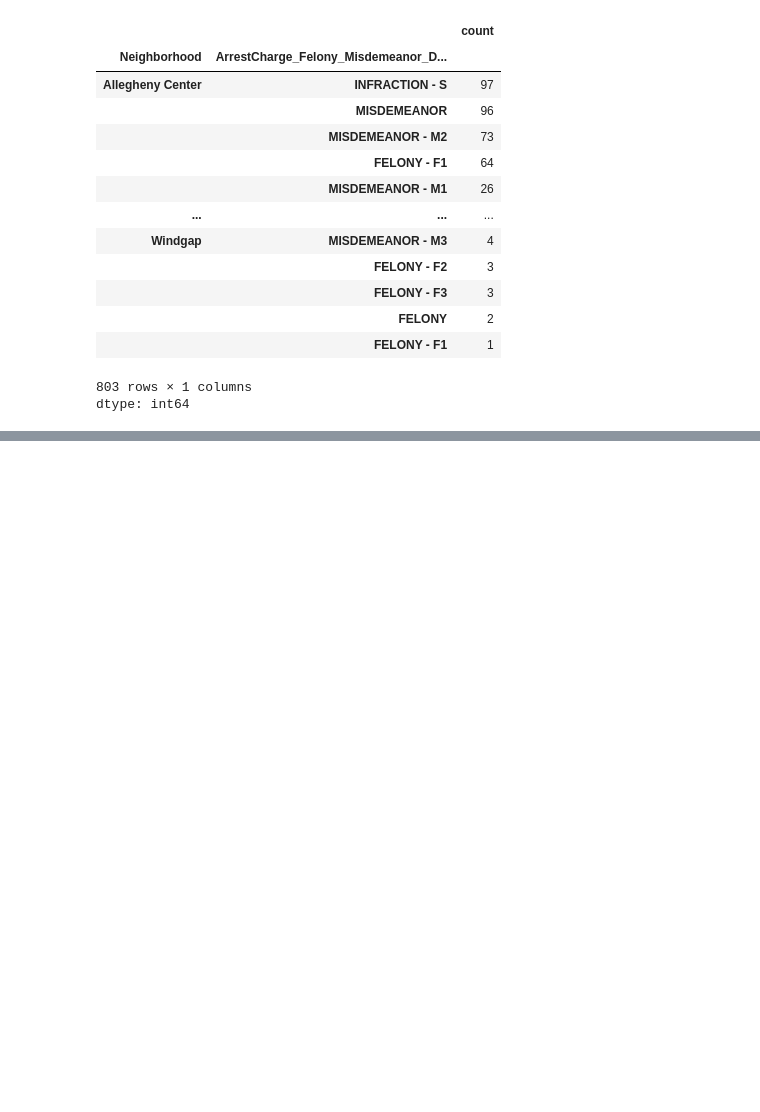
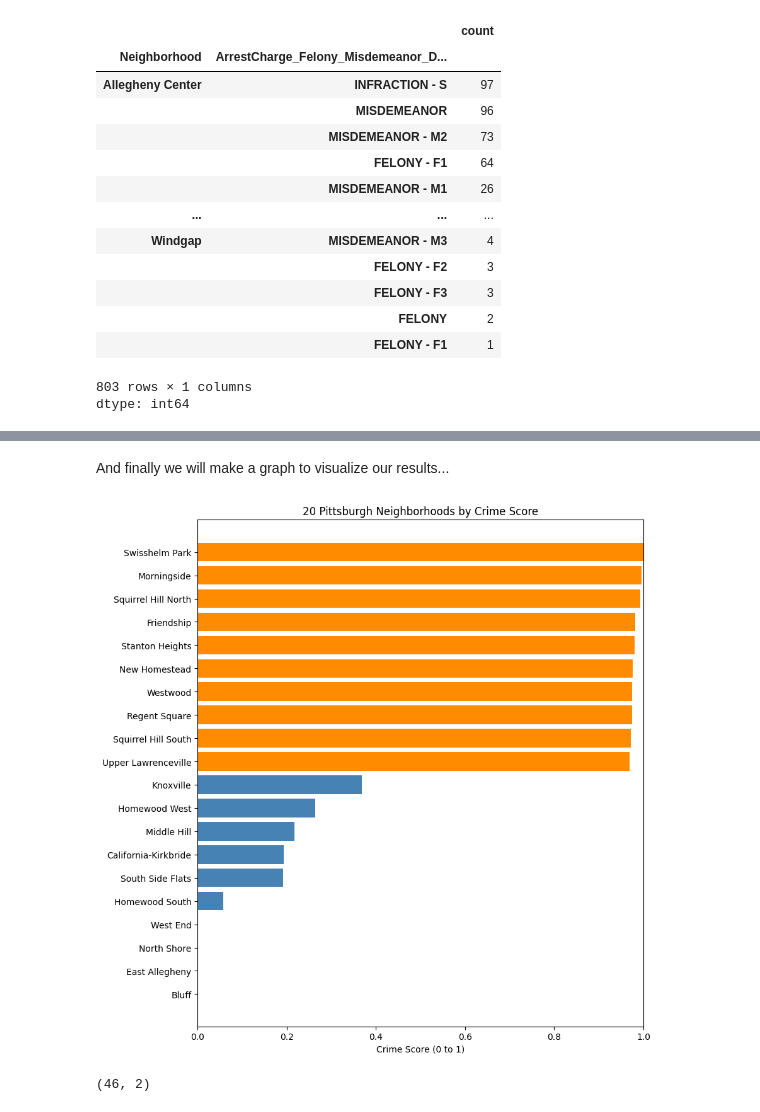
Before and after one commit to hancher626/CMPINF-0011-FInal-Project-Group-23, a Jupyter notebook: cooper_crime_notebook.ipynb, the cells around one changed output, grey strips where cells are left out. Drawn from its saved outputs; the diff is of its cells as text; code cells hidden in the pictures; blank space fills up the shorter version.

Commit message:
Finishing the cooper crime notebook, adding scores and population data

```diff
--- a/cooper_crime_notebook.ipynb
+++ b/cooper_crime_notebook.ipynb
@@ -92,0 +128,4 @@ Decisions, decisions...
+# %%
+merge_df = pd.merge(crime_count, pop_df, left_on="Neighborhood", right_on="Neighborhood")
+merge_df["Crime Rate"] = merge_df["ArrestCharge_Felony_Misdemeanor_Description"] / merge_df["2020_Total_Population"]
+merge_df.sort_values(by="Crime Rate")
@@ -92,0 +148,3 @@ Decisions, decisions...
+# %%
+merge_df = merge_df[merge_df["2020_Total_Population"] > 100]
+merge_df.shape
@@ -92,0 +153,4 @@ Decisions, decisions...
+# %%
+merge_df["Normalized Crime Rate"] = ((merge_df["Crime Rate"] - merge_df["Crime Rate"].mean()) / (2 * merge_df["Crime Rate"].std())) + 0.5
+merge_df["Normalized Crime Rate"] = merge_df["Normalized Crime Rate"].clip(0, 1)
+merge_df.sort_values(by = "Crime Rate")
@@ -92,0 +173,6 @@ Decisions, decisions...
+# %%
+old_min, old_max = merge_df['Normalized Crime Rate'].min(), merge_df['Normalized Crime Rate'].max()
+new_min, new_max = 0, 1
+
+merge_df["Crime Score"] = 1 - (new_min + (merge_df['Normalized Crime Rate'] - old_min) * (new_max - new_min) / (old_max - old_min))
+merge_df.sort_values(by = "Crime Score")
@@ -92,0 +193,25 @@ Decisions, decisions...
+# %% [markdown]
+And finally we will make a graph to visualize our results...
+# %%
+score_df = merge_df[["Neighborhood", "Crime Score"]]
+
+sorted = score_df.sort_values(by = "Crime Score")
+bottom10 = sorted.head(10)
+top10 = sorted.tail(10)
+together = pd.concat([bottom10, top10])
+
+colors = ["darkorange" if neighborhood in top10.index else "steelblue" for neighborhood in together.index]
+
+fig, ax = plt.subplots(figsize=(9, 9))
+ax.barh(together["Neighborhood"], together["Crime Score"], color=colors)
+ax.set_title("20 Pittsburgh Neighborhoods by Crime Score")
+ax.set_xlabel("Crime Score (0 to 1)")
+ax.set_xlim(0, 1)
+plt.tight_layout()
+plt.show()
+# %% [output]
+[figure, added]
+# %%
+score_df[score_df["Crime Score"] > 0.8].shape
+# %% [output]
+(46, 2)
```
Also changed, not shown: parts of 20 cells of this notebook, 2 other files.
